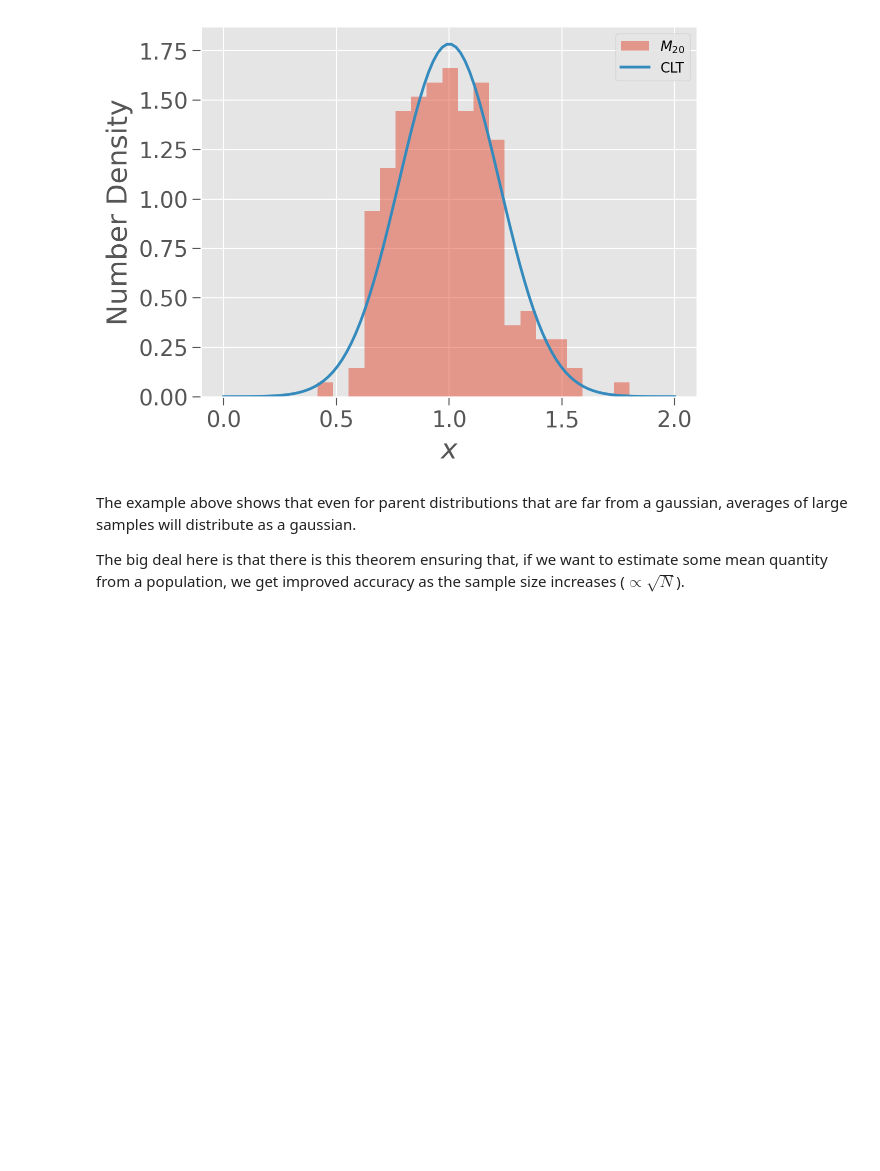
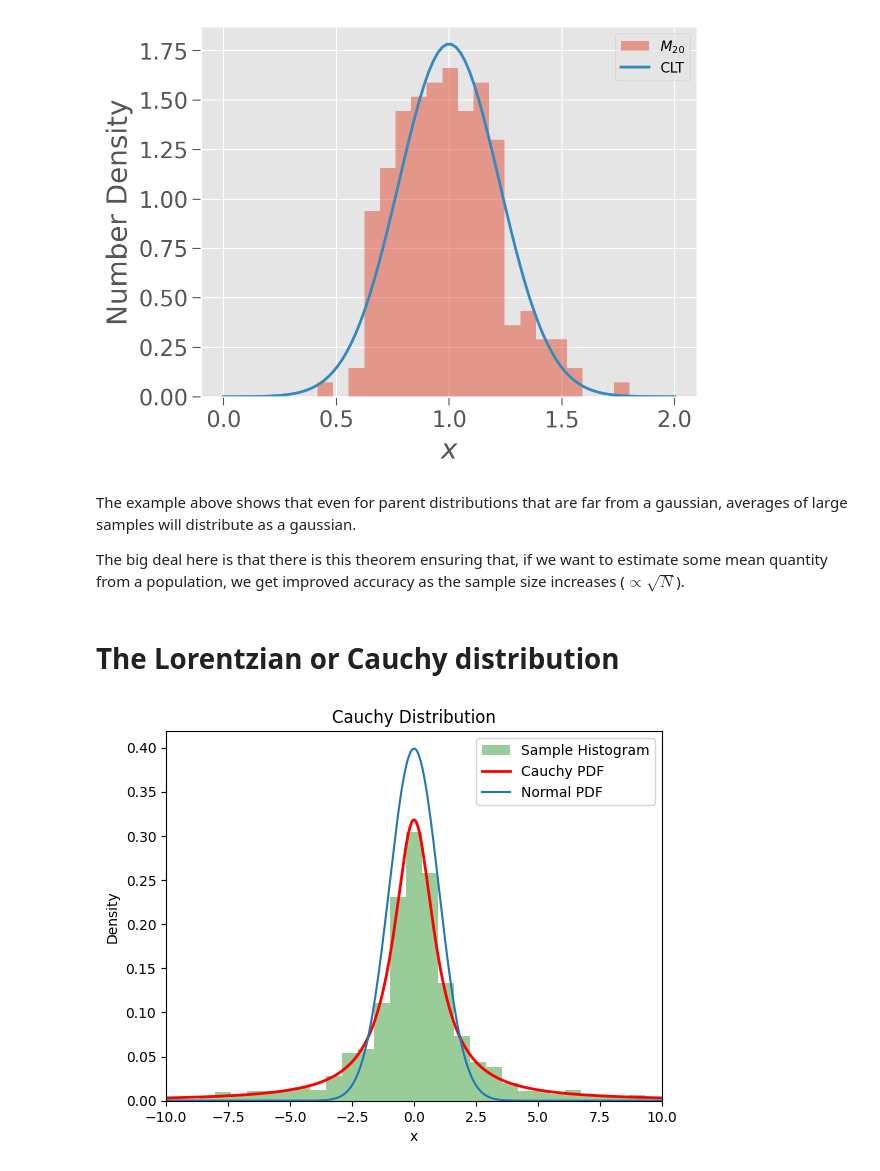
Before and after one commit to cefuente/astroinformatica, a Jupyter notebook: U2 - Distributions.ipynb, the cells around one changed output. Saved outputs shown, nothing was run; the diff lists cells and outputs as text; code cells hidden in the pictures; blank space fills up the shorter version.

```diff
--- a/U2 - Distributions.ipynb
+++ b/U2 - Distributions.ipynb
@@ -364,3 +376,42 @@ _= plt.legend()
 The example above shows that even for parent distributions that are far from a gaussian, averages of large samples will distribute as a gaussian.
 
 The big deal here is that there is this theorem ensuring that, if we want to estimate some mean quantity from a population, we get improved accuracy as the sample size increases ($\propto \sqrt{N}$).
+# %% [markdown]
+# The Lorentzian or Cauchy distribution
+# %%
+import numpy as np
+import matplotlib.pyplot as plt
+import scipy
+from scipy.stats import cauchy
+
+# Parameters for the Cauchy distribution
+loc = 0  # Location parameter (x0)
+scale = 1  # Scale parameter (gamma)
+
+# Generate a sample of 1000 random variables from the Cauchy distribution
+samples = cauchy.rvs(loc=loc, scale=scale, size=1000)
+
+# Generate data for the Cauchy PDF for plotting
+x = np.linspace(cauchy.ppf(0.01, loc=loc, scale=scale),
+                cauchy.ppf(0.99, loc=loc, scale=scale), 1000)
+
+pdf = cauchy.pdf(x, loc=loc, scale=scale)
+
+# Plot the histogram of the samples
+plt.hist(samples, bins=np.linspace(min(x),max(x), 100), density=True, alpha=0.4, color='green', label='Sample Histogram')
+
+
+# Plot the theoretical PDF
+plt.plot(x, pdf, 'r-', lw=2, label='Cauchy PDF')
+
+plt.plot(x,scipy.stats.norm.pdf(x,loc=loc,scale=scale), label='Normal PDF')
+
+## Improve plot presentation
+plt.xlim([-10, 10])  # Limiting x-axis for better visibility
+plt.title('Cauchy Distribution')
+plt.xlabel('x')
+plt.ylabel('Density')
+plt.legend()
+plt.show()
+# %% [output]
+[figure, added]
```
Also changed, not shown: parts of 2 cells of this notebook, 2 other files.
